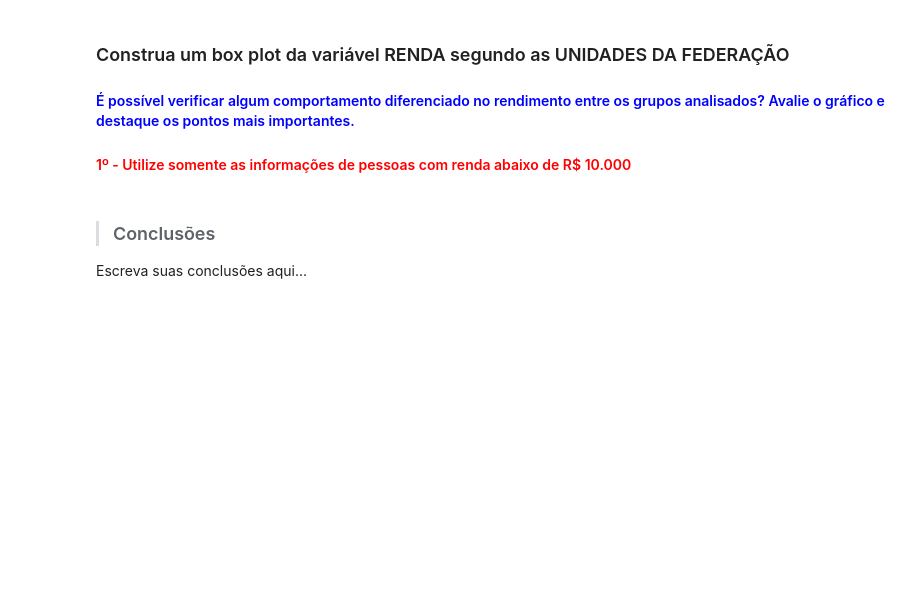
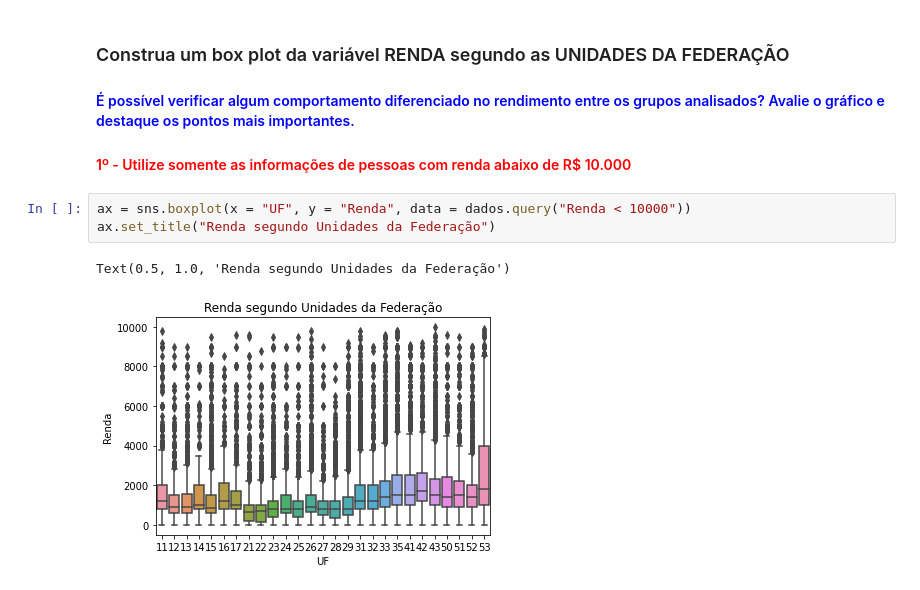
Before and after one commit to matheus6266/formacao_data_science, a Jupyter notebook: 02 - Estatística Python 1/Projeto Final/Análise_Descritiva.ipynb, the cells around one changed output. Cells and saved outputs as stored; diff of their text form; blank space fills up the shorter version.

```diff
--- a/02 - Estatística Python 1/Projeto Final/Análise_Descritiva.ipynb
+++ b/02 - Estatística Python 1/Projeto Final/Análise_Descritiva.ipynb
@@ -610,7 +638,9 @@ Pode - se ver que, em ambos os casos, quanto maior os anos de estudo os indívid
 ### Construa um box plot da variável RENDA segundo as UNIDADES DA FEDERAÇÃO
 #### <font color='blue'>É possível verificar algum comportamento diferenciado no rendimento entre os grupos analisados? Avalie o gráfico e destaque os pontos mais importantes.</font>
 #### <font color='red'>1º - Utilize somente as informações de pessoas com renda abaixo de R$ 10.000</font>
-# %% [markdown]
-> ### Conclusões
-
-Escreva suas conclusões aqui...
+# %%
+ax = sns.boxplot(x = "UF", y = "Renda", data = dados.query("Renda < 10000"))
+ax.set_title("Renda segundo Unidades da Federação")
+# %% [output]
+Text(0.5, 1.0, 'Renda segundo Unidades da Federação')
+[figure, added]
```
Also changed, not shown: parts of 2 cells of this notebook.
